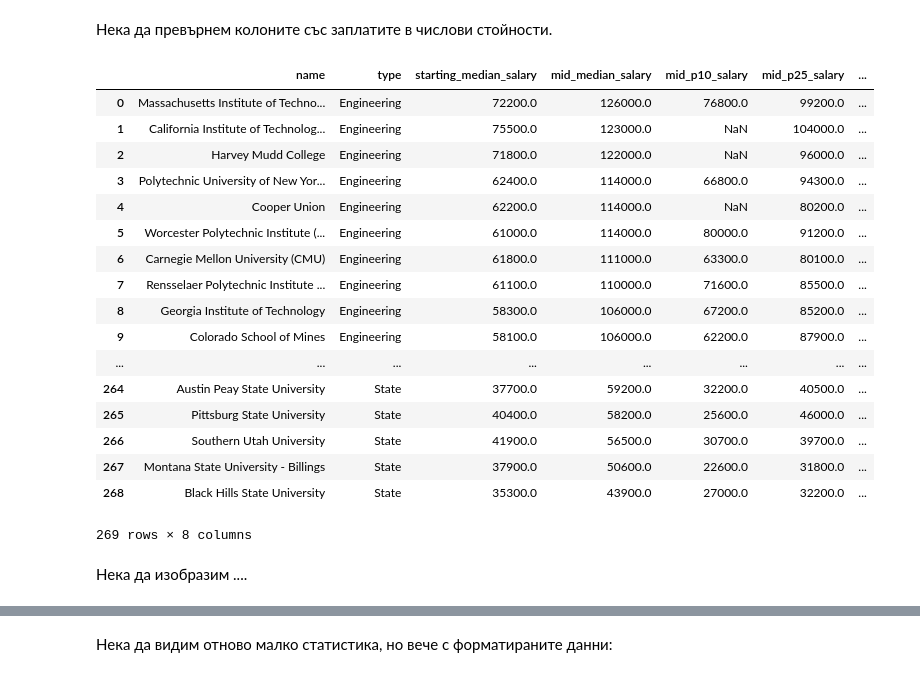
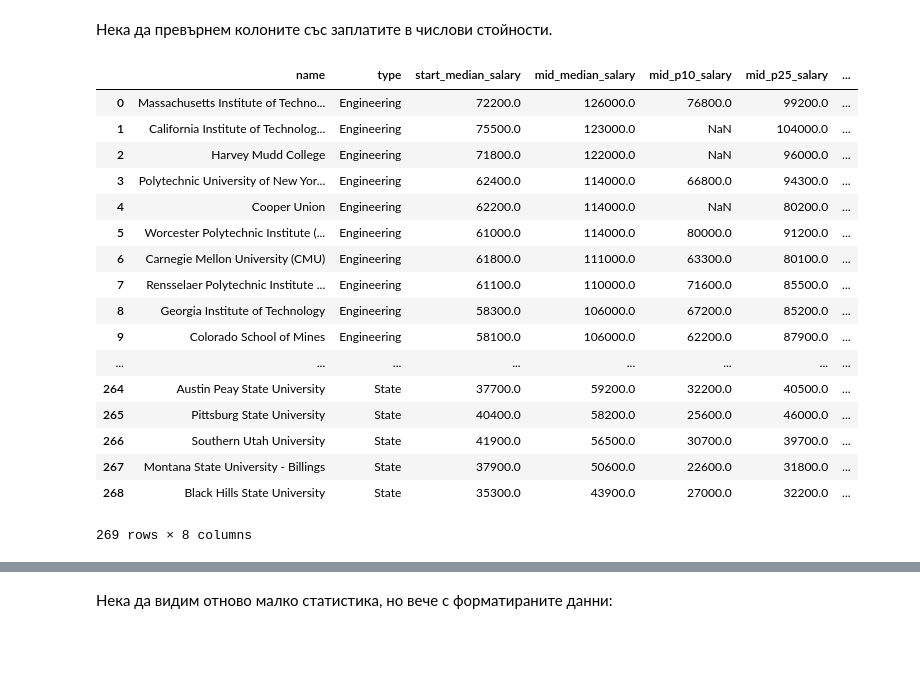
Before and after one commit to petarivanovv9/Machine-Learning-Course-FMI, a Jupyter notebook: college-salaries-exercise.ipynb, the cells around one changed output, grey strips where cells are left out. Saved outputs shown, nothing was run; the diff lists cells and outputs as text; code cells hidden in the pictures; blank space fills up the shorter version.

```diff
--- a/college-salaries-exercise.ipynb
+++ b/college-salaries-exercise.ipynb
@@ -161,7 +161,7 @@ college['School Type'].value_counts().plot(kind="bar")
 college_columns = {
     "School Name" : "name",
     "School Type" : "type",
-    "Starting Median Salary" : "starting_median_salary",
+    "Starting Median Salary" : "start_median_salary",
     "Mid-Career Median Salary" : "mid_median_salary",
     "Mid-Career 10th Percentile Salary" : "mid_p10_salary",
     "Mid-Career 25th Percentile Salary" : "mid_p25_salary",
@@ -183,22 +183,22 @@ college.head()
 Нека да превърнем колоните със заплатите в числови стойности.
 # %%
 salary_college_columns = [
-    "starting_median_salary",
+    "start_median_salary",
     "mid_median_salary",
     "mid_p10_salary",
     "mid_p25_salary",
     "mid_p75_salary",
     "mid_p90_salary"
 ]
 
 for col in salary_college_columns:
     college[col] = college[col].str.replace("$", "")
     college[col] = college[col].str.replace(",", "")
     college[col] = pd.to_numeric(college[col])
 
 college
 # %% [output]
-|  | name | type | starting_median_salary | mid_median_salary | mid_p10_salary | mid_p25_salary | ... |
+|  | name | type | start_median_salary | mid_median_salary | mid_p10_salary | mid_p25_salary | ... |
 | 0 | Massachusetts Institute of Techno... | Engineering | 72200.0 | 126000.0 | 76800.0 | 99200.0 | ... |
 | 1 | California Institute of Technolog... | Engineering | 75500.0 | 123000.0 | NaN | 104000.0 | ... |
 | 2 | Harvey Mudd College | Engineering | 71800.0 | 122000.0 | NaN | 96000.0 | ... |
@@ -216,8 +216,6 @@ college
 | 267 | Montana State University - Billings | State | 37900.0 | 50600.0 | 22600.0 | 31800.0 | ... |
 | 268 | Black Hills State University | State | 35300.0 | 43900.0 | 27000.0 | 32200.0 | ... |
 269 rows × 8 columns
-# %% [markdown]
-Нека да изобразим ....
 # %%
 college.info()
 # %% [output]
```
Also changed, not shown: parts of 25 cells of this notebook.
